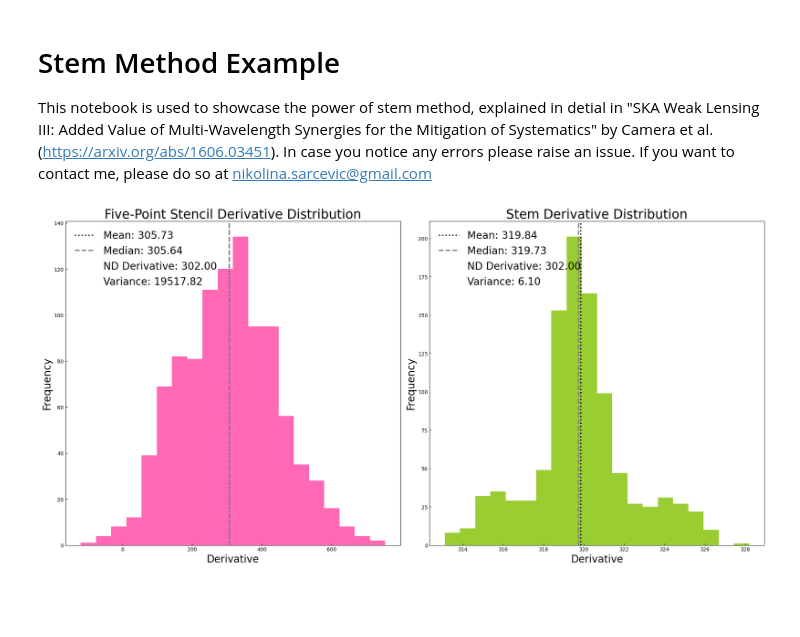
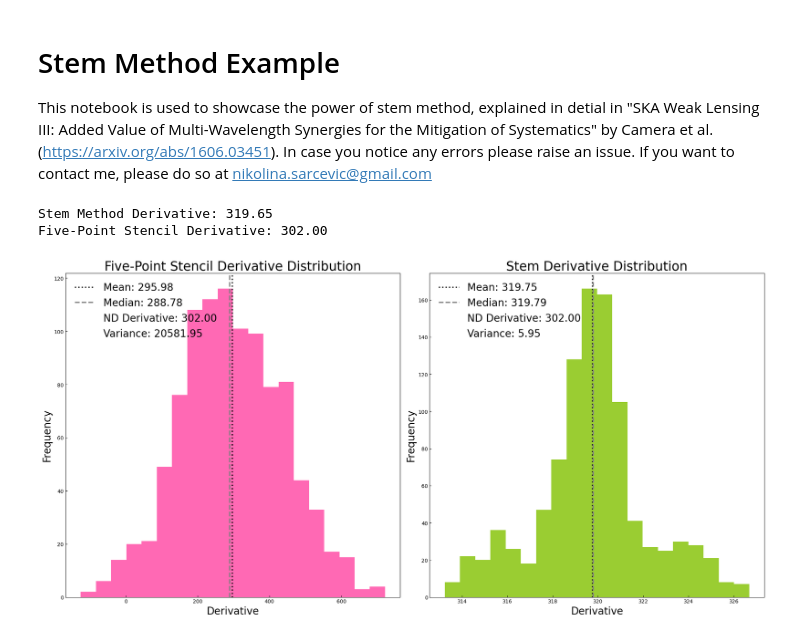
Before and after one commit to nikosarcevic/Derivative-Calculator, a Jupyter notebook: example_derivative_calculator.ipynb, the cells around one changed output. Drawn from its saved outputs; the diff is of its cells as text; code cells hidden in the pictures; blank space fills up the shorter version.

```diff
--- a/example_derivative_calculator.ipynb
+++ b/example_derivative_calculator.ipynb
@@ -20,28 +20,40 @@ functions_dict = {
 # Example usage
 # Create a DerivativeCalculator object
 # Choose a function and the central value
-deriv = DerivativeCalculator(functions_dict["cubic"], 10)
+calc = DerivativeCalculator(functions_dict["cubic"], 10)
 noise_std = 1.5  # Standard deviation of the noise
 iterations = 1000  # Number of iterations to run
 
-# Calculate derivatives with noise
-# First use the 'five_point_stencil' method to calculate the derivatives
-# Output will be a list of values, each value is the derivative calculated at a point
-five_point_distr = deriv.calculate_derivatives_with_output_noise(method='five_point_stencil',
-                                                                 iterations=iterations,
-                                                                 noise_std=noise_std)
-# Now use the 'stem' method to calculate the derivatives
-# Output will be a list of values, each value is the derivative
-stem_distr = deriv.calculate_derivatives_with_output_noise(method='stem',
-                                                           iterations=iterations,
-                                                           noise_std=noise_std)
+stem_derivative = calc.stem_method()
+print(f"Stem Method Derivative: {stem_derivative:.2f}")
+stencil_derivative = calc.five_point_stencil_method()
+print(f"Five-Point Stencil Derivative: {stencil_derivative:.2f}")
+# %% [output]
+Stem Method Derivative: 319.65
+Five-Point Stencil Derivative: 302.00
-# %%
-# Plot the distributions using the plot_derivative_distributions method
-# Not that the noise is Gaussian so the distributions should be normal
-# but the output will vary depending on the noise every time the code is run!!!
-deriv.plot_derivative_distributions(five_point_distr, stem_distr, method1_name='Five-Point Stencil', method2_name='Stem', bins=20)
-# %% [output]
-[figure, removed]
+# %%
+# Calculate derivatives with noise
+# First use the 'five_point_stencil' method to calculate the derivatives
+# Output will be a list of values, each value is the derivative calculated at a point
+five_point_distr = calc.calculate_derivatives_with_output_noise(method='five_point_stencil',
+                                                                iterations=iterations,
+                                                                noise_std=noise_std)
+# Now use the 'stem' method to calculate the derivatives
+# Output will be a list of values, each value is the derivative
+stem_distr = calc.calculate_derivatives_with_output_noise(method='stem',
+                                                          iterations=iterations,
+                                                          noise_std=noise_std)
+
+# Plot the distributions using the plot_derivative_distributions method
+# Not that the noise is Gaussian so the distributions should be normal
+# but the output will vary depending on the noise every time the code is run!!!
+calc.plot_derivative_distributions(five_point_distr,
+                                   stem_distr,
+                                   method1_name='Five-Point Stencil',
+                                   method2_name='Stem',
+                                   bins=20)
+# %% [output]
+[figure, added]
 # %%
 # Another way to demonstrate the power of the stem method visually is to
 # use a box plot. Use a built-in function
```
Also changed, not shown: parts of 2 cells of this notebook, 1 other file.
